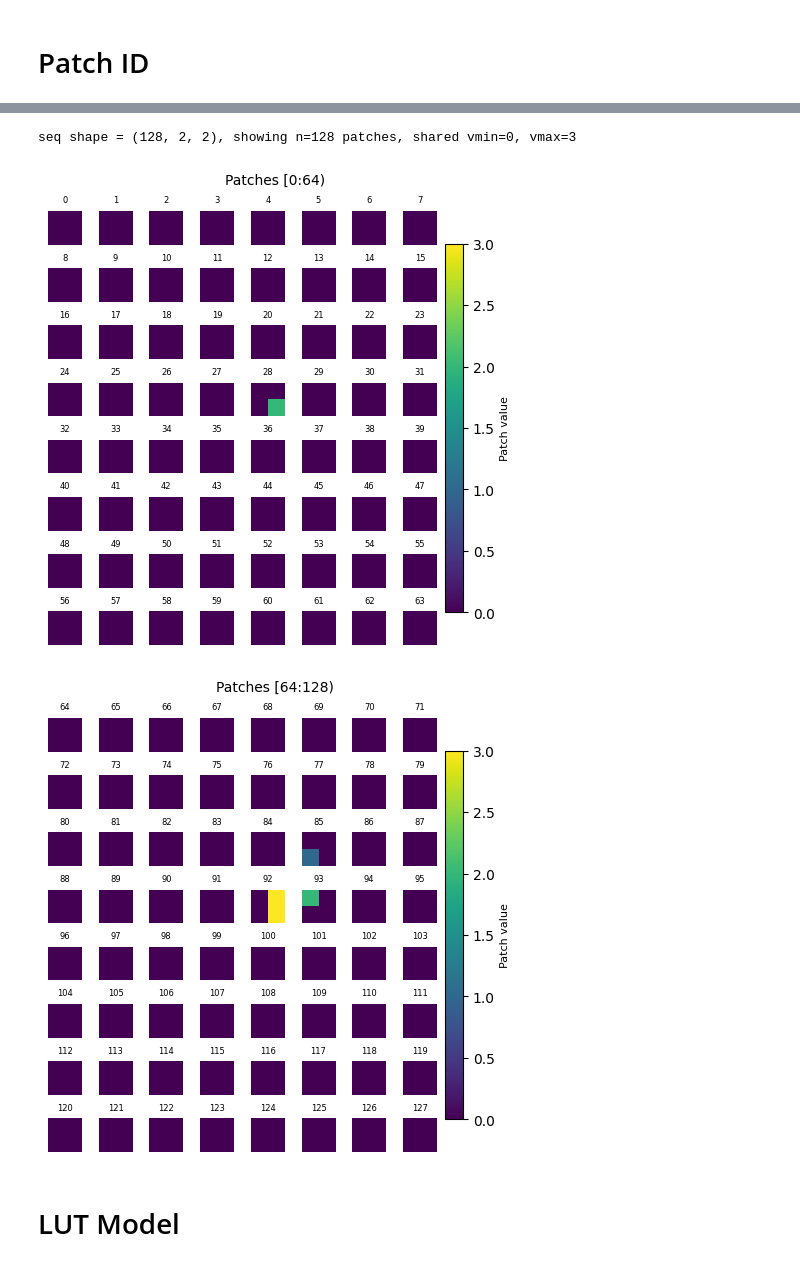
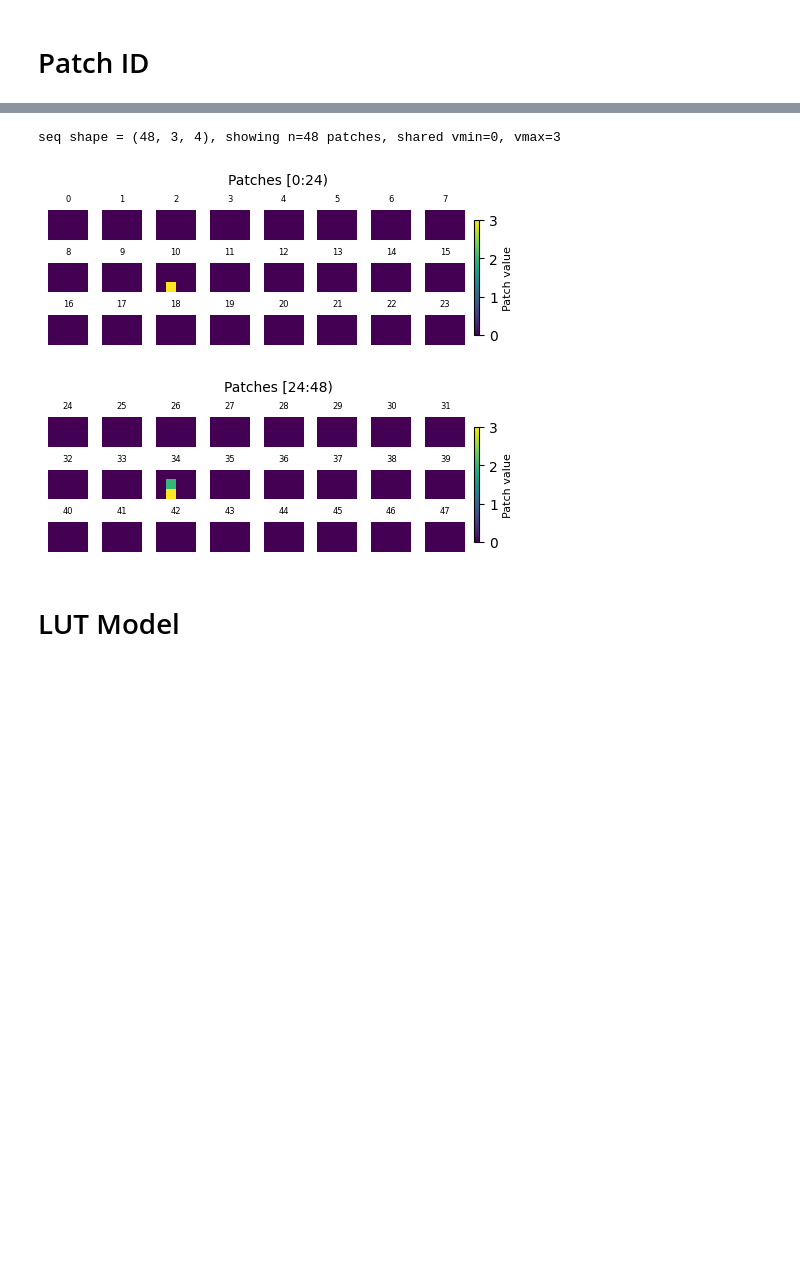
Before and after one commit to ArghyaDas112358/smart-pixels-ml, a Jupyter notebook: Pattern_patching.ipynb, the cells around one changed output, grey strips where cells are left out. Drawn from its saved outputs; the diff is of its cells as text; code cells hidden in the pictures; blank space fills up the shorter version.

```diff
--- a/Pattern_patching.ipynb
+++ b/Pattern_patching.ipynb
@@ -451,7 +451,7 @@ history = model.fit(
         x=training_generator,
         validation_data=validation_generator,
         callbacks=[mcp, csv_logger, es],
-        epochs=1000,
+        epochs=50,
         shuffle=False,
         verbose=1
     )
@@ -833,17 +849,6 @@ def extract_gbl_patch_ctr(data_gen, quantizer_model, patch_dim, stride=None, pad
             break
 
     return global_ctr
-# %%
-patch_dim = (2, 2)
-unk_id=0
-patches_ctr = extract_gbl_patch_ctr(
-    training_generator,
-    quantizer_model,
-    patch_dim=patch_dim,
-    stride=None,
-    padding="same",
-    max_batches=None      # set e.g. 1 for a quick approximation
-)
 # %%
 def build_patch_dict_from_counter(patches_ctr, K, unk_id=0):
     """
@@ -1238,0 +1228,18 @@ class TokenizedSequence(keras.utils.Sequence):
+# %%
+patch_dim = (3, 4)
+unk_id=0
+patches_ctr = extract_gbl_patch_ctr(
+    training_generator,
+    quantizer_model,
+    patch_dim=patch_dim,
+    stride=None,
+    padding="same",
+    max_batches=None      # set e.g. 1 for a quick approximation
+)
+
+K = 256
+patch2id, unk_id = build_patch_dict_from_counter(patches_ctr, K, unk_id)
+vocab_size = K + 1
+print(patch2id)
+print(unk_id)
+print(vocab_size)
@@ -1347,10 +1364,11 @@ Unique values in Q (sample): [0 1 2 3]
 # %%
-pH, pW = (2, 2)
+pH, pW = patch_dim
 i = 0                    # event index inside batch
 ncols = 8
 n_show = 128             # how many patches to show total (max)
 
 # patches_np must exist (from your earlier cell)
+patches, _ = train_tok[0]
 patches_np = patches.numpy() if hasattr(patches, "numpy") else np.asarray(patches)
 
 seq = np.asarray(patches_np[i]).reshape(-1, pH, pW)   # (n_patches,2,2)
@@ -1375,36 +1393,36 @@ for k, t in enumerate(range(0, half)):
     im = axes[k].imshow(seq[t], interpolation="nearest", norm=norm, cmap="viridis")
     axes[k].set_title(str(t), fontsize=6)
     axes[k].axis("off")
 for k in range(m, axes.size):
     axes[k].axis("off")
 
 cbar = fig.colorbar(im, ax=axes.tolist(), shrink=0.85, pad=0.02)
 cbar.set_label("Patch value", fontsize=8)
 fig.suptitle(f"Patches [0:{half})", fontsize=10)
 plt.show()
 
 # ---------------- Page 2: [half:n) ----------------
 m = n - half
 nrows = int(np.ceil(m / ncols))
 fig, axes = plt.subplots(nrows, ncols, figsize=(ncols * 0.6, nrows * 0.6), constrained_layout=True)
 axes = np.asarray(axes).ravel()
 
 im = None
 for k, t in enumerate(range(half, n)):
     im = axes[k].imshow(seq[t], interpolation="nearest", norm=norm, cmap="viridis")
     axes[k].set_title(str(t), fontsize=6)
     axes[k].axis("off")
 for k in range(m, axes.size):
     axes[k].axis("off")
 
 cbar = fig.colorbar(im, ax=axes.tolist(), shrink=0.85, pad=0.02)
 cbar.set_label("Patch value", fontsize=8)
 fig.suptitle(f"Patches [{half}:{n})", fontsize=10)
 plt.show()
 # %% [output]
-seq shape = (128, 2, 2), showing n=128 patches, shared vmin=0, vmax=3
+seq shape = (48, 3, 4), showing n=48 patches, shared vmin=0, vmax=3
-[figure, old version]
+[figure, new version]
-[figure, old version]
+[figure, new version]
 # %% [markdown]
 # LUT Model
 # %%
```
Also changed, not shown: parts of 22 cells of this notebook.
